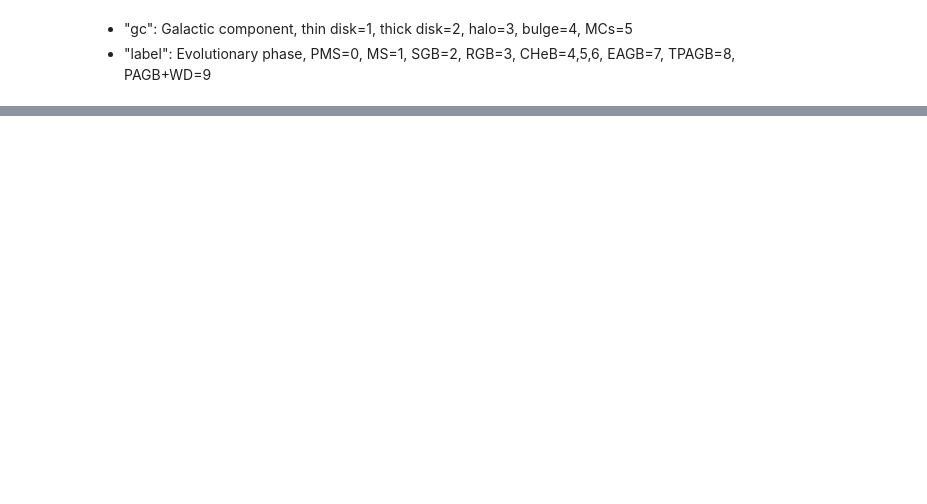
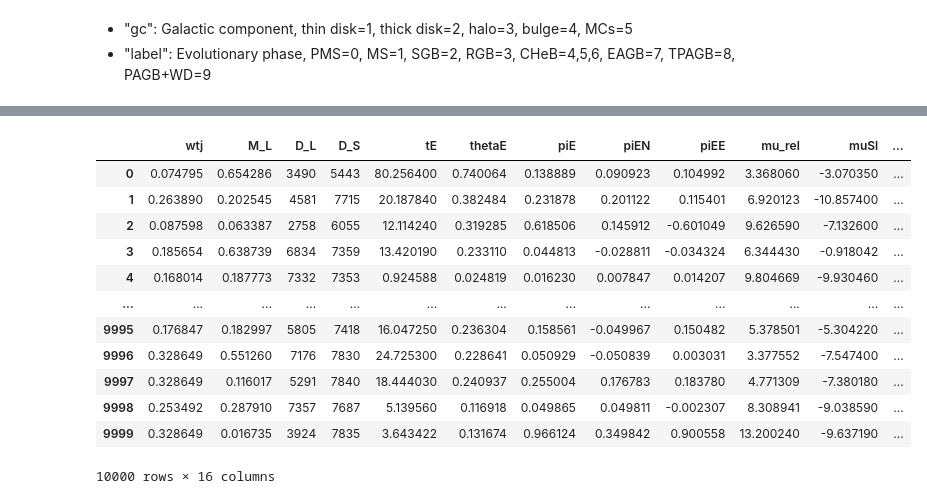
Before and after one commit to nowokaren/ulens_lsst, a Jupyter notebook: docs/tutorials/tutorial_LSST_microlensing_sim.ipynb, the cells around one changed output, grey strips where cells are left out. Saved outputs shown, nothing was run; the diff lists cells and outputs as text; code cells hidden in the pictures; blank space fills up the shorter version.

```diff
--- a/docs/tutorials/tutorial_LSST_microlensing_sim.ipynb
+++ b/docs/tutorials/tutorial_LSST_microlensing_sim.ipynb
@@ -298,0 +324,21 @@ Name: count, dtype: int64
+# %%
+import pandas as pd
+# set the following as the path to the ready Genlens dataset.
+genulens_file_path = "../../data/chunks_TRILEGAL_GENULENS/Genulens_chunk_1.csv"
+ulens_systems = pd.read_csv(genulens_file_path)
+# %%
+ulens_systems
+# %% [output]
+|  | wtj | M_L | D_L | D_S | tE | thetaE | piE | piEN | piEE | mu_rel | muSl | ... |
+| 0 | 0.074795 | 0.654286 | 3490 | 5443 | 80.256400 | 0.740064 | 0.138889 | 0.090923 | 0.104992 | 3.368060 | -3.070350 | ... |
+| 1 | 0.263890 | 0.202545 | 4581 | 7715 | 20.187840 | 0.382484 | 0.231878 | 0.201122 | 0.115401 | 6.920123 | -10.857400 | ... |
+| 2 | 0.087598 | 0.063387 | 2758 | 6055 | 12.114240 | 0.319285 | 0.618506 | 0.145912 | -0.601049 | 9.626590 | -7.132600 | ... |
+| 3 | 0.185654 | 0.638739 | 6834 | 7359 | 13.420190 | 0.233110 | 0.044813 | -0.028811 | -0.034324 | 6.344430 | -0.918042 | ... |
+| 4 | 0.168014 | 0.187773 | 7332 | 7353 | 0.924588 | 0.024819 | 0.016230 | 0.007847 | 0.014207 | 9.804669 | -9.930460 | ... |
+| ... | ... | ... | ... | ... | ... | ... | ... | ... | ... | ... | ... | ... |
+| 9995 | 0.176847 | 0.182997 | 5805 | 7418 | 16.047250 | 0.236304 | 0.158561 | -0.049967 | 0.150482 | 5.378501 | -5.304220 | ... |
+| 9996 | 0.328649 | 0.551260 | 7176 | 7830 | 24.725300 | 0.228641 | 0.050929 | -0.050839 | 0.003031 | 3.377552 | -7.547400 | ... |
+| 9997 | 0.328649 | 0.116017 | 5291 | 7840 | 18.444030 | 0.240937 | 0.255004 | 0.176783 | 0.183780 | 4.771309 | -7.380180 | ... |
+| 9998 | 0.253492 | 0.287910 | 7357 | 7687 | 5.139560 | 0.116918 | 0.049865 | 0.049811 | -0.002307 | 8.308941 | -9.038590 | ... |
+| 9999 | 0.328649 | 0.016735 | 3924 | 7835 | 3.643422 | 0.131674 | 0.966124 | 0.349842 | 0.900558 | 13.200240 | -9.637190 | ... |
+10000 rows × 16 columns
```
Also changed, not shown: parts of 48 cells of this notebook, 1 other file.
